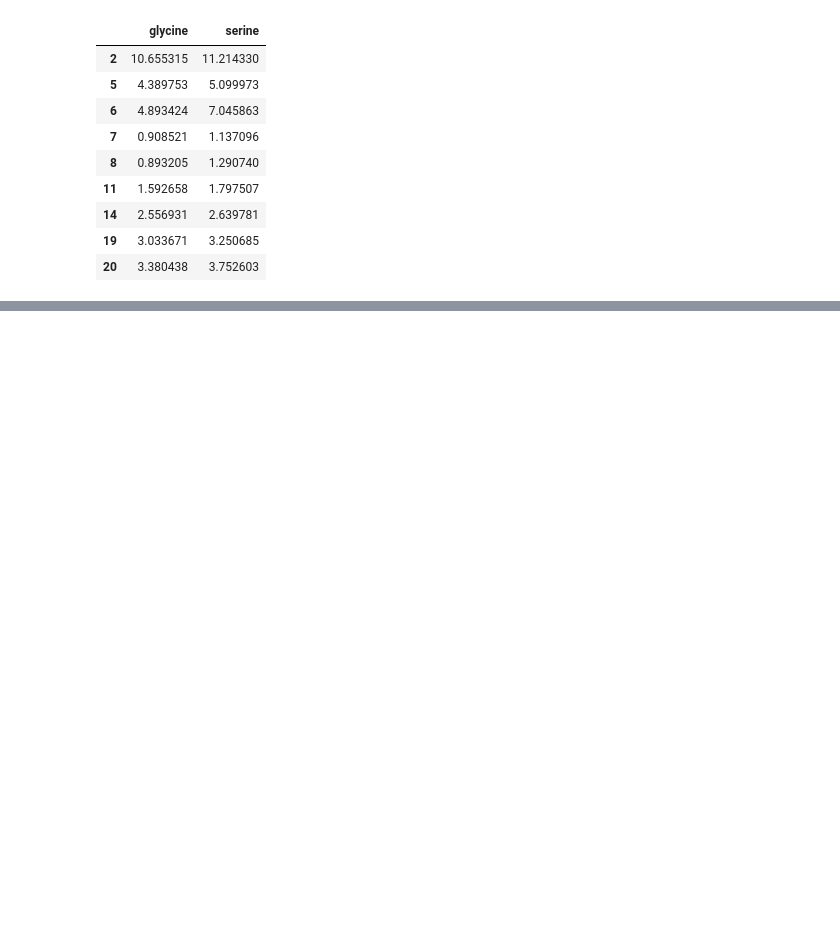
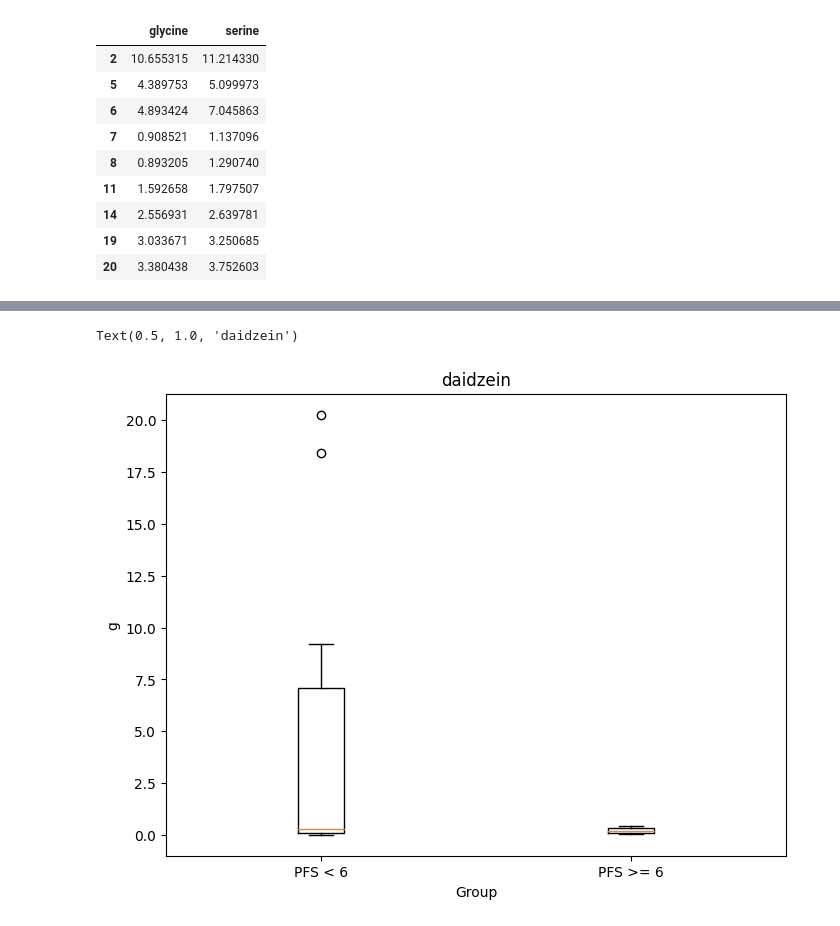
Before and after one commit to xuan13hao/data_analysis, a Jupyter notebook: Dr.Zhang/Analysis.ipynb, the cells around one changed output, grey strips where cells are left out. Cells and saved outputs as stored; diff of their text form; code cells hidden in the pictures; blank space fills up the shorter version.

```diff
--- a/Dr.Zhang/Analysis.ipynb
+++ b/Dr.Zhang/Analysis.ipynb
@@ -528,3 +534,22 @@ Covariance Type:            nonrobust
 
 Notes:
 [1] Standard Errors assume that the covariance matrix of the errors is correctly specified.
+# %%
+# Step 2: Filter avcarb values based on PFS_3
+daidzein_0_6 = data[data['PFS_6'] == 0]['daidzein']
+daidzein_1_6 = data[data['PFS_6'] == 1]['daidzein']
+# %%
+import matplotlib.pyplot as plt
+# Step 3: Plotting the boxplot
+plt.figure(figsize=(8, 6))  # Adjust the figure size if needed
+
+# Create a boxplot
+plt.boxplot([daidzein_0_6, daidzein_1_6], labels=['PFS < 6', 'PFS >= 6'])
+
+# Set labels and title
+plt.xlabel('Group')
+plt.ylabel('g')
+plt.title('daidzein')
+# %% [output]
+Text(0.5, 1.0, 'daidzein')
+[figure, added]
```
Also changed, not shown: parts of 5 cells of this notebook, 3 other files.
